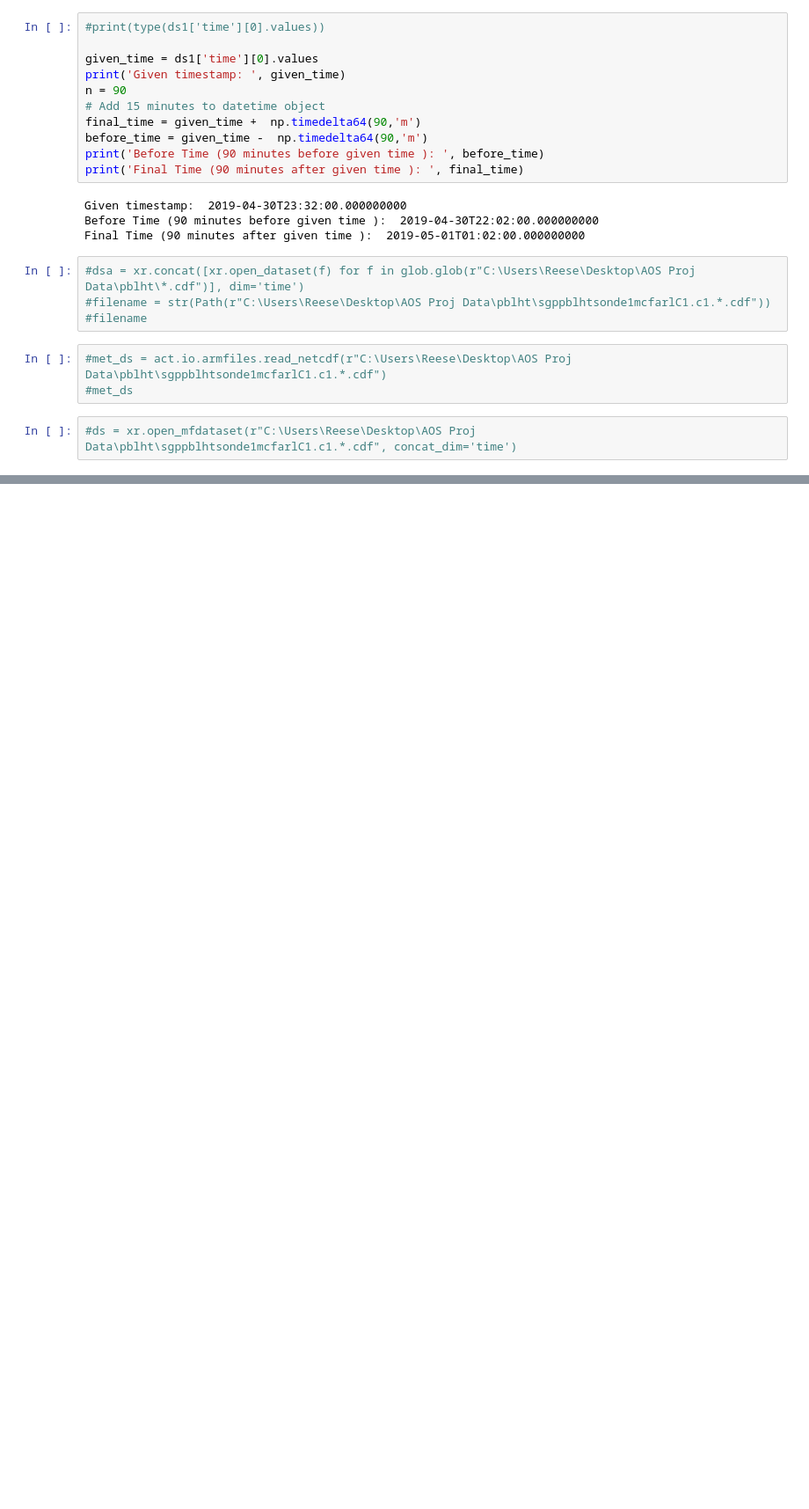
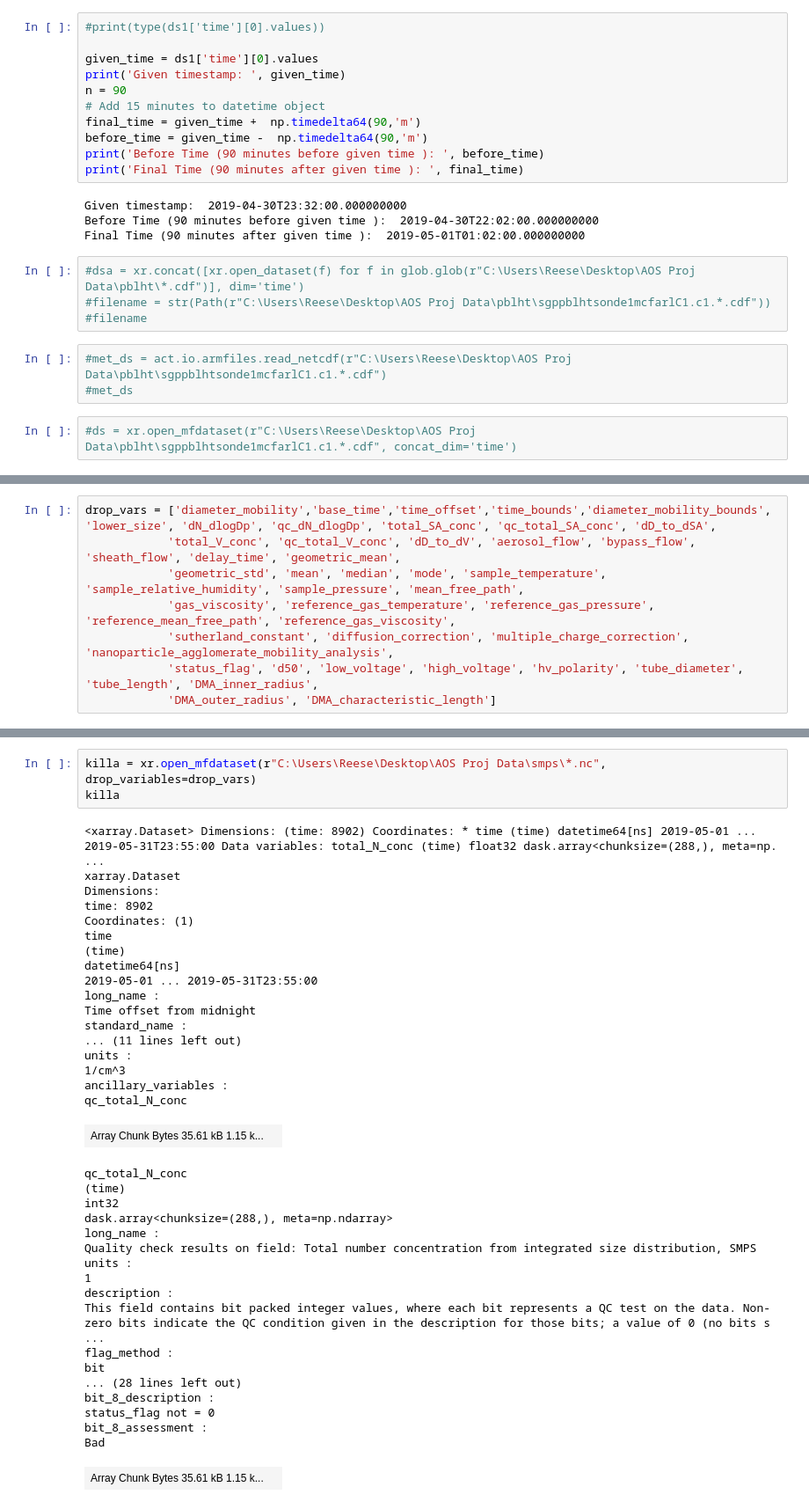
Before and after one commit to ReeseMishler/Work-File, a Jupyter notebook: TestBook.ipynb, the cells around one changed output, grey strips where cells are left out. Shown: that part at 88% size. Drawn from its saved outputs; the diff is of its cells as text; blank space fills up the shorter version.

Commit message:
Update TestBook.ipynb
Updated code for indexing pblHgt, subset SMPS with neutral ABL(time), subset Microbase by time and height

```diff
--- a/TestBook.ipynb
+++ b/TestBook.ipynb
@@ -141,0 +183,8 @@ Data variables:
+# %%
+drop_vars = ['diameter_mobility','base_time','time_offset','time_bounds','diameter_mobility_bounds', 'lower_size', 'dN_dlogDp', 'qc_dN_dlogDp', 'total_SA_conc', 'qc_total_SA_conc', 'dD_to_dSA',
+            'total_V_conc', 'qc_total_V_conc', 'dD_to_dV', 'aerosol_flow', 'bypass_flow', 'sheath_flow', 'delay_time', 'geometric_mean',
+            'geometric_std', 'mean', 'median', 'mode', 'sample_temperature', 'sample_relative_humidity', 'sample_pressure', 'mean_free_path',
+            'gas_viscosity', 'reference_gas_temperature', 'reference_gas_pressure', 'reference_mean_free_path', 'reference_gas_viscosity',
+            'sutherland_constant', 'diffusion_correction', 'multiple_charge_correction', 'nanoparticle_agglomerate_mobility_analysis',
+            'status_flag', 'd50', 'low_voltage', 'high_voltage', 'hv_polarity', 'tube_diameter', 'tube_length', 'DMA_inner_radius',
+            'DMA_outer_radius', 'DMA_characteristic_length']
@@ -141,0 +193,40 @@ Data variables:
+# %%
+killa = xr.open_mfdataset(r"C:\Users\Reese\Desktop\AOS Proj Data\smps\*.nc", drop_variables=drop_vars)
+killa
+# %% [output]
+<xarray.Dataset> Dimensions: (time: 8902) Coordinates: * time (time) datetime64[ns] 2019-05-01 ... 2019-05-31T23:55:00 Data variables: total_N_conc (time) float32 dask.array<chunksize=(288,), meta=np. ...
+xarray.Dataset
+Dimensions:
+time: 8902
+Coordinates: (1)
+time
+(time)
+datetime64[ns]
+2019-05-01 ... 2019-05-31T23:55:00
+long_name :
+Time offset from midnight
+standard_name :
+... (11 lines left out)
+units :
+1/cm^3
+ancillary_variables :
+qc_total_N_conc
+| Array Chunk Bytes 35.61 kB 1.15 k... |  |
+qc_total_N_conc
+(time)
+int32
+dask.array<chunksize=(288,), meta=np.ndarray>
+long_name :
+Quality check results on field: Total number concentration from integrated size distribution, SMPS
+units :
+1
+description :
+This field contains bit packed integer values, where each bit represents a QC test on the data. Non-zero bits indicate the QC condition given in the description for those bits; a value of 0 (no bits s ...
+flag_method :
+bit
+... (28 lines left out)
+bit_8_description :
+status_flag not = 0
+bit_8_assessment :
+Bad
+| Array Chunk Bytes 35.61 kB 1.15 k... |  |
```
Also changed, not shown: parts of 45 cells of this notebook.
